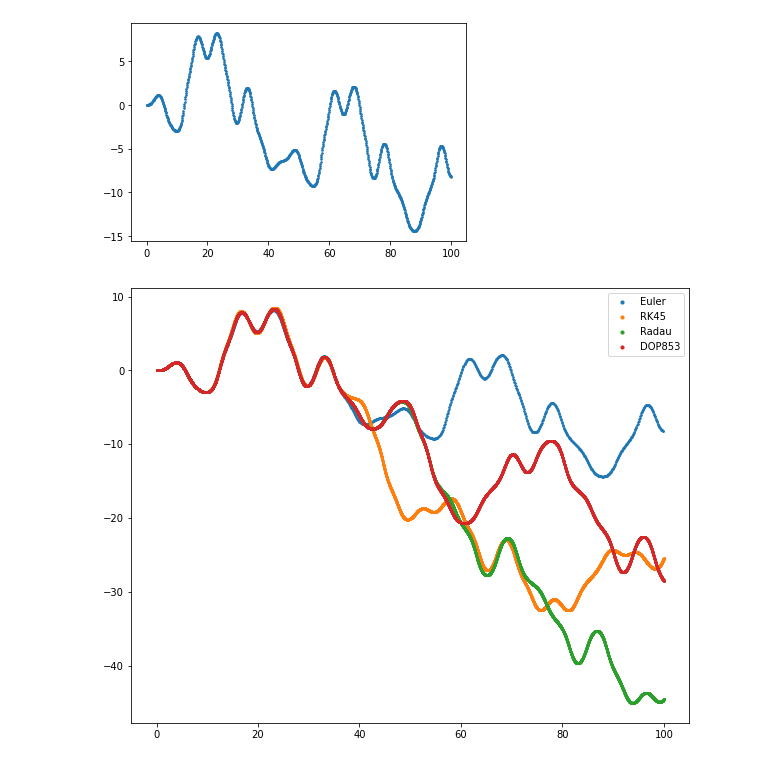
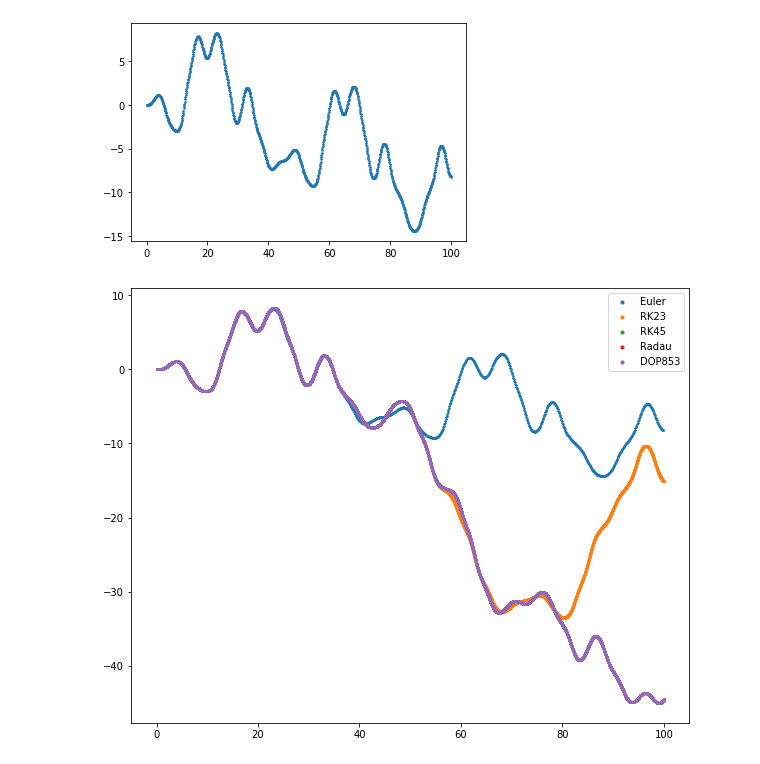
Before and after one commit to dodogabrie/DNL, a Jupyter notebook: Project/lez6/Pendolo_Forzato_Smorzato.ipynb, the cells around one changed output. Drawn from its saved outputs; the diff is of its cells as text; code cells hidden in the pictures.

Commit message:
Fix del bug di scikit.solve_ivp

```diff
--- a/Project/lez6/Pendolo_Forzato_Smorzato.ipynb
+++ b/Project/lez6/Pendolo_Forzato_Smorzato.ipynb
@@ -46,8 +46,8 @@ def main_euler():
     dt = t[1]-t[0] # incremento temporale
 
     # Initial Values
-    y0 = 0
-    theta0 = 0
+    y0 = 0.
+    theta0 = 0.
 
     # Parametri del problema
     b = 0.05
@@ -92,8 +92,11 @@ def scikit_ivp_solver(t, init, b, A, Omega, my_method):
                     init,              # Valori iniziali
                     t_eval=t,          # Vettore con i tempi in cui vuoi valutare il problema
                     args=[b, A, Omega],# Argomenti richiesti dall'IVP
-                    method=my_method)  # Metodo di integrazione (tipo 'RK45', 'Radau',...)
-                                       # Per tutti i metodi visita --> https://docs.scipy.org/doc/scipy/reference/generated/scipy.integrate.solve_ivp.html#scipy.integrate.solve_ivp
+                    method=my_method,  # Metodo di integrazione (tipo 'RK45', 'Radau',...)
+                    max_step = 0.05)
+                                       # Per tutti i metodi visita -->
+    # --> https://docs.scipy.org/doc/scipy/reference/generated/scipy.integrate.solve_ivp.html#scipy.integrate.solve_ivp
+
     # I risultati stanno in sol.y
     y = sol.y[0,:]     # [0,:] indica che prendo tutti i punti in posizione 0
     theta = sol.y[1,:] # [1,:] indica che prendo tutti i punti in posizione 1
@@ -108,37 +111,38 @@ def main_scikit(my_method):
     t = np.linspace(0, 100, n)
 
     # Parameters
     b = 0.05
     A = 0.6
     Omega = 0.7
 
     # Inital Values
     y0 = 0.
     theta0 = 0.
     init = [y0, theta0]
 
     # Richiamo il "gestore di integrazione"
     y, theta = scikit_ivp_solver(t, init, b, A, Omega, my_method)
 
     plot = plt.scatter(t[::100], theta[::100], s=10, marker='.', label=my_method)
     return plot
 
 def plotter():
     """
     Plotto i vari metodi in un grafico con le stesse condizioni iniziali.
     """
     plt.figure(figsize=(10,8))
     p1 = main_euler()
-    p2 = main_scikit('RK45')
-    p3 = main_scikit('Radau')
-    p4 = main_scikit('DOP853')
+    p2 = main_scikit('RK23')
+    p3 = main_scikit('RK45')
+    p4 = main_scikit('Radau')
+    p5 = main_scikit('DOP853')
     leg = plt.legend(markerscale=2)
     for lh in leg.legendHandles:
         lh.set_alpha(1)
     plt.show()
 plotter()
 # %% [output]
-[figure, old version]
+[figure, new version]
 # %%
 # Try to speed up with plotly
 """
```
Also changed, not shown: parts of 1 cell of this notebook.
